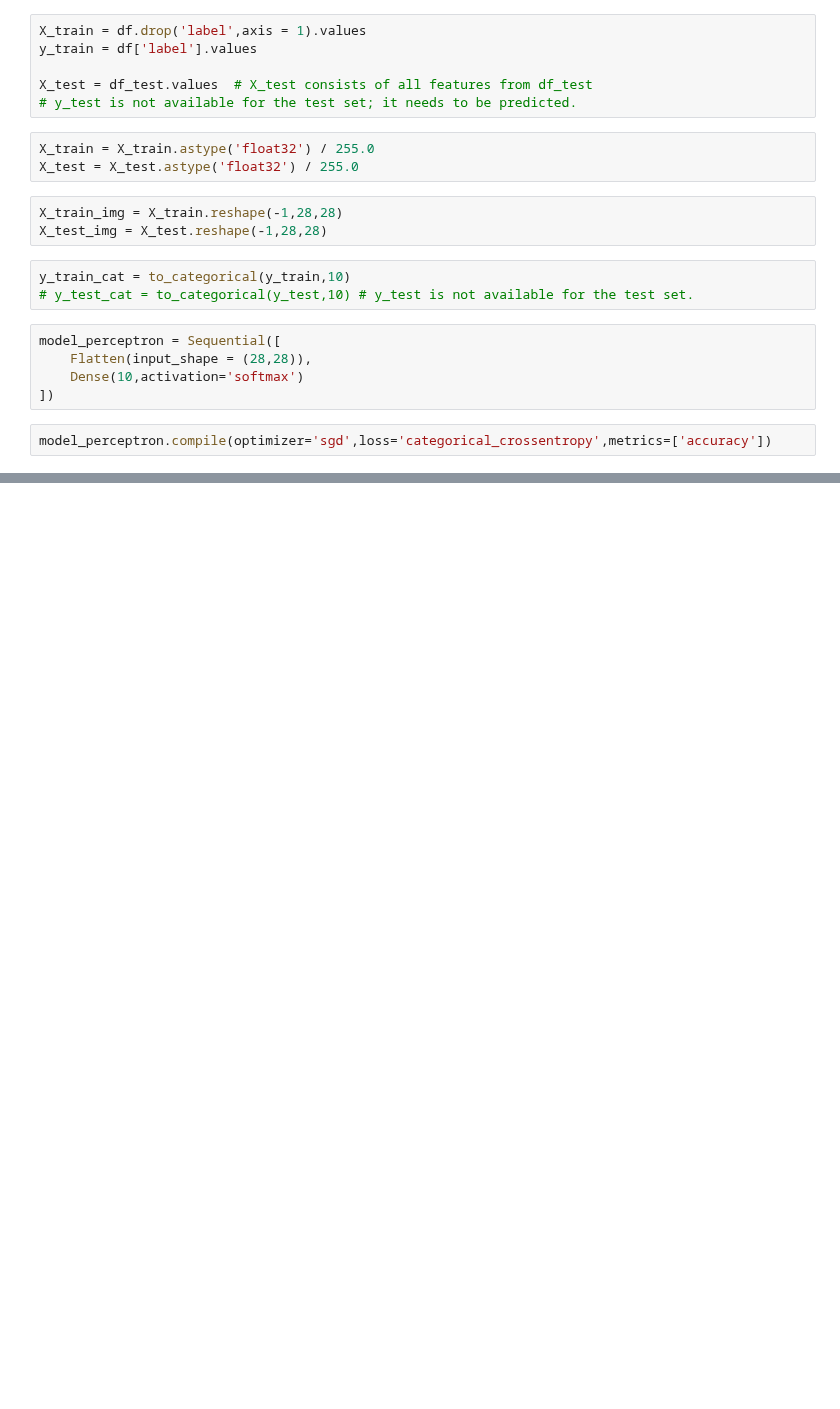
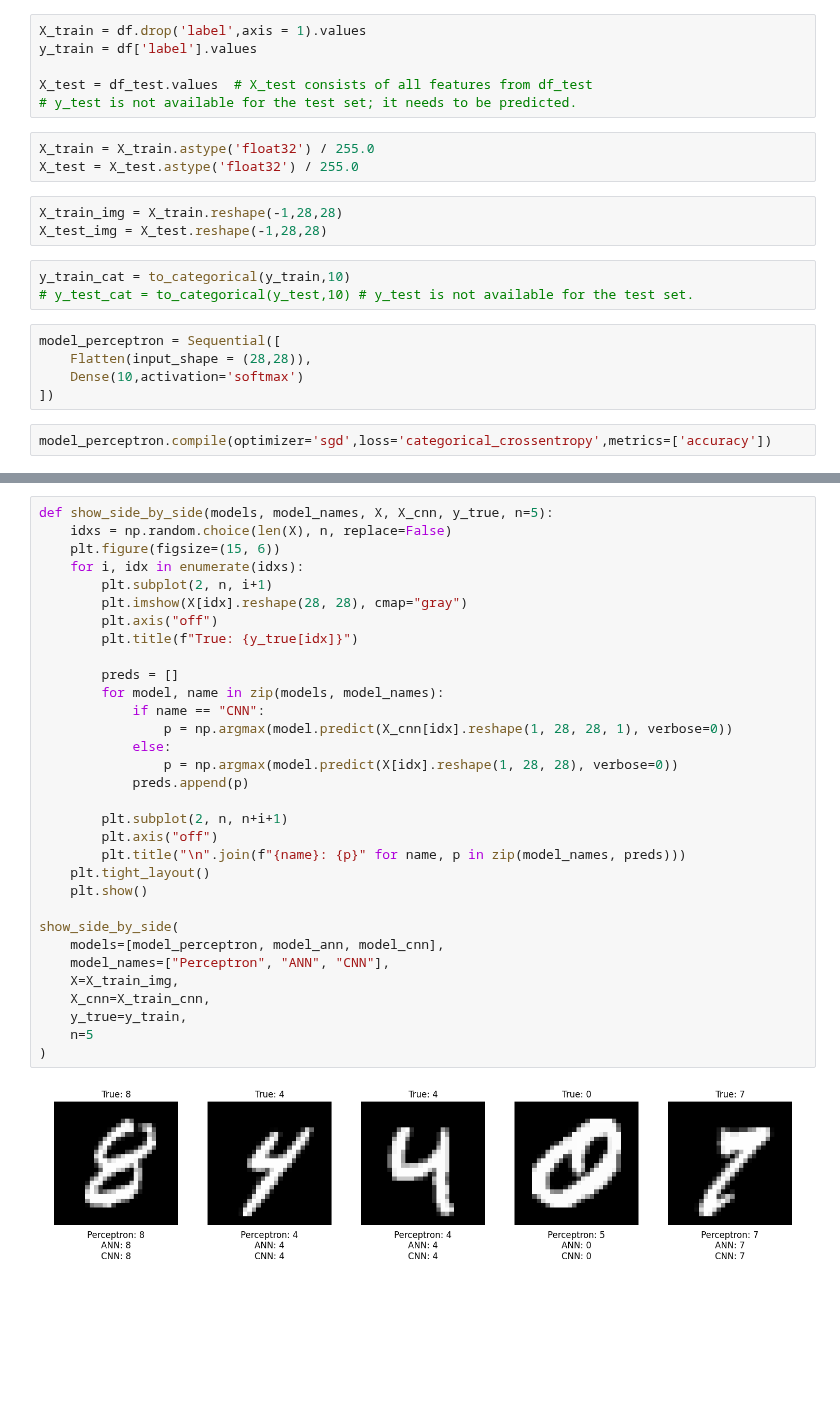
Before and after one commit to soumensen411/Deep-Learning-Model, a Jupyter notebook: CNN/CNN_Project.ipynb, the cells around one changed output, grey strips where cells are left out. Drawn from its saved outputs; the diff is of its cells as text; blank space fills up the shorter version.

```diff
--- a/CNN/CNN_Project.ipynb
+++ b/CNN/CNN_Project.ipynb
@@ -101,0 +228,34 @@ Epoch 5/5
+# %%
+def show_side_by_side(models, model_names, X, X_cnn, y_true, n=5):
+    idxs = np.random.choice(len(X), n, replace=False)
+    plt.figure(figsize=(15, 6))
+    for i, idx in enumerate(idxs):
+        plt.subplot(2, n, i+1)
+        plt.imshow(X[idx].reshape(28, 28), cmap="gray")
+        plt.axis("off")
+        plt.title(f"True: {y_true[idx]}")
+
+        preds = []
+        for model, name in zip(models, model_names):
+            if name == "CNN":
+                p = np.argmax(model.predict(X_cnn[idx].reshape(1, 28, 28, 1), verbose=0))
+            else:
+                p = np.argmax(model.predict(X[idx].reshape(1, 28, 28), verbose=0))
+            preds.append(p)
+
+        plt.subplot(2, n, n+i+1)
+        plt.axis("off")
+        plt.title("\n".join(f"{name}: {p}" for name, p in zip(model_names, preds)))
+    plt.tight_layout()
+    plt.show()
+
+show_side_by_side(
+    models=[model_perceptron, model_ann, model_cnn],
+    model_names=["Perceptron", "ANN", "CNN"],
+    X=X_train_img,
+    X_cnn=X_train_cnn,
+    y_true=y_train,
+    n=5
+)
+# %% [output]
+[figure, added]
```
Also changed, not shown: parts of 13 cells of this notebook.
